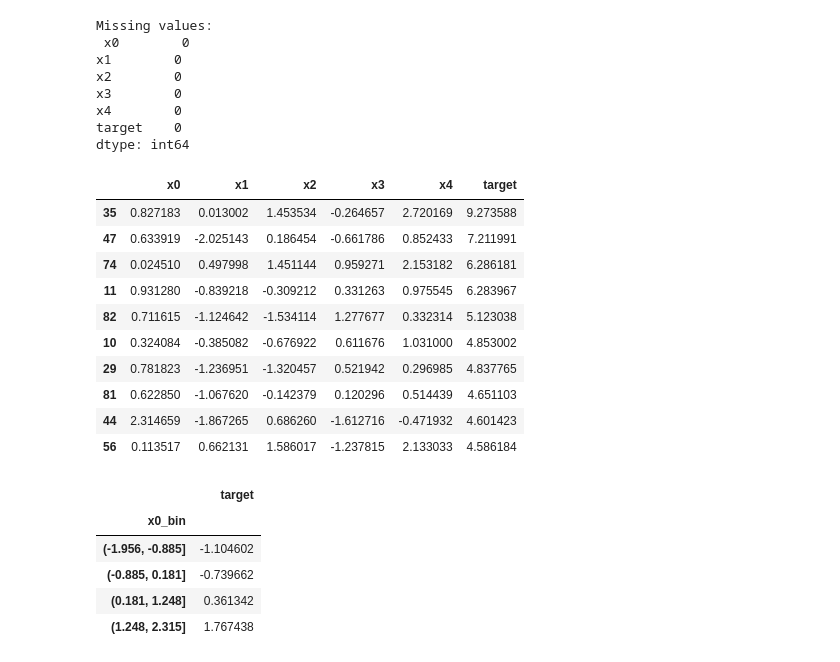
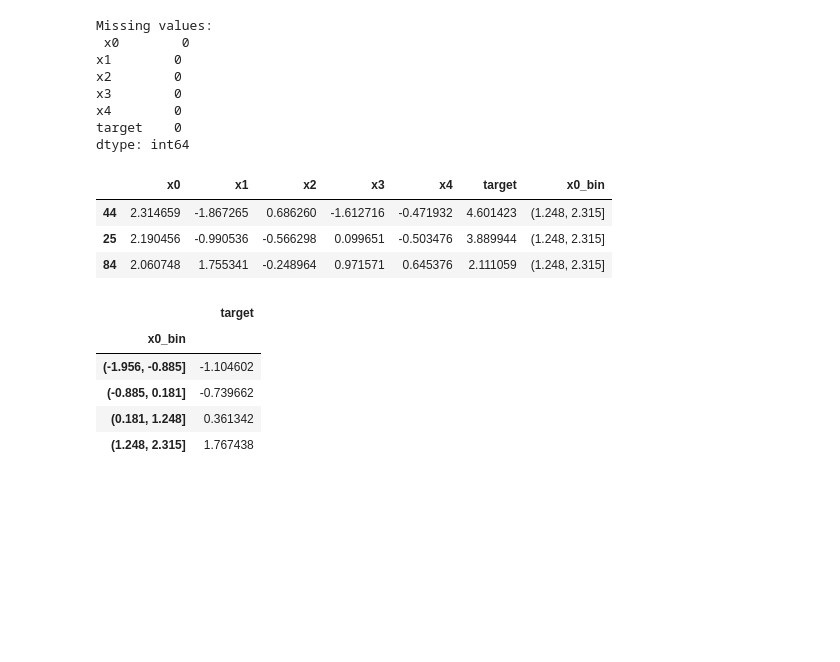
Before and after one commit to petrukovichigor/ml-course-homeworks, a Jupyter notebook: hw01_setup_tools/hw01_setup_tools.ipynb, the cells around one changed output. Saved outputs shown, nothing was run; the diff lists cells and outputs as text; code cells hidden in the pictures; blank space fills up the shorter version.

```diff
--- a/hw01_setup_tools/hw01_setup_tools.ipynb
+++ b/hw01_setup_tools/hw01_setup_tools.ipynb
@@ -236,20 +236,13 @@ target    0
 dtype: int64
 # %%
 # TODO: пример фильтрации и сортировки (поменяйте условие на своё)
-filtered = df[df["x0"] > 0].sort_values("target", ascending=False)
+filtered = df[df["x0"] > 2].sort_values("target", ascending=False)
 display(filtered.head(10))
 # %% [output]
-|  | x0 | x1 | x2 | x3 | x4 | target |
-| 35 | 0.827183 | 0.013002 | 1.453534 | -0.264657 | 2.720169 | 9.273588 |
-| 47 | 0.633919 | -2.025143 | 0.186454 | -0.661786 | 0.852433 | 7.211991 |
-| 74 | 0.024510 | 0.497998 | 1.451144 | 0.959271 | 2.153182 | 6.286181 |
-| 11 | 0.931280 | -0.839218 | -0.309212 | 0.331263 | 0.975545 | 6.283967 |
-| 82 | 0.711615 | -1.124642 | -1.534114 | 1.277677 | 0.332314 | 5.123038 |
-| 10 | 0.324084 | -0.385082 | -0.676922 | 0.611676 | 1.031000 | 4.853002 |
-| 29 | 0.781823 | -1.236951 | -1.320457 | 0.521942 | 0.296985 | 4.837765 |
-| 81 | 0.622850 | -1.067620 | -0.142379 | 0.120296 | 0.514439 | 4.651103 |
-| 44 | 2.314659 | -1.867265 | 0.686260 | -1.612716 | -0.471932 | 4.601423 |
-| 56 | 0.113517 | 0.662131 | 1.586017 | -1.237815 | 2.133033 | 4.586184 |
+|  | x0 | x1 | x2 | x3 | x4 | target | x0_bin |
+| 44 | 2.314659 | -1.867265 | 0.686260 | -1.612716 | -0.471932 | 4.601423 | (1.248, 2.315] |
+| 25 | 2.190456 | -0.990536 | -0.566298 | 0.099651 | -0.503476 | 3.889944 | (1.248, 2.315] |
+| 84 | 2.060748 | 1.755341 | -0.248964 | 0.971571 | 0.645376 | 2.111059 | (1.248, 2.315] |
 # %%
 # TODO: создаём бины по x0 и делаем groupby
 df["x0_bin"] = pd.cut(df["x0"], bins=4)
```
